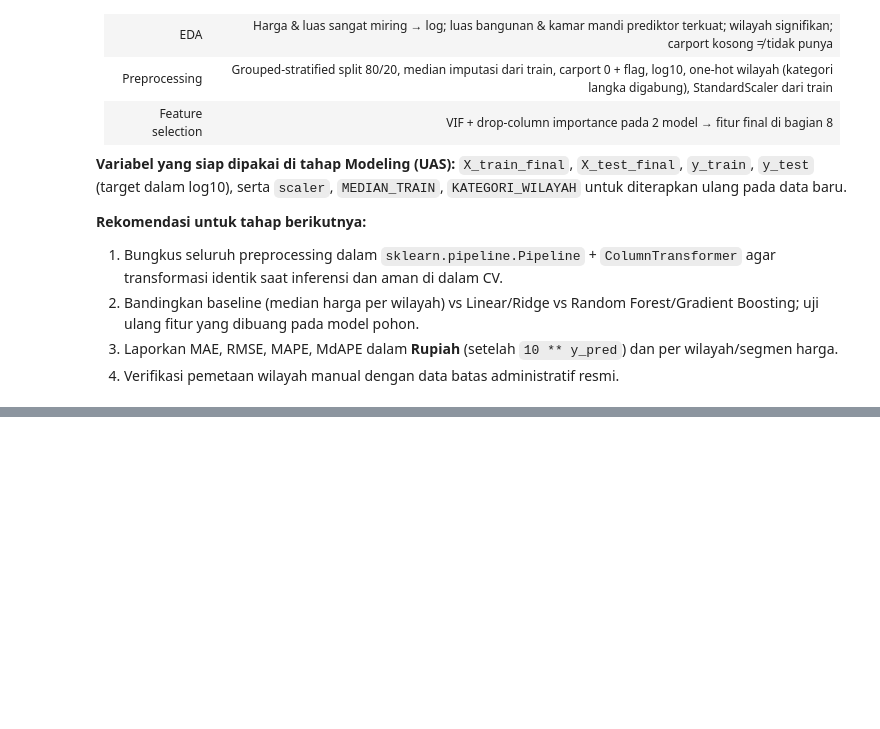
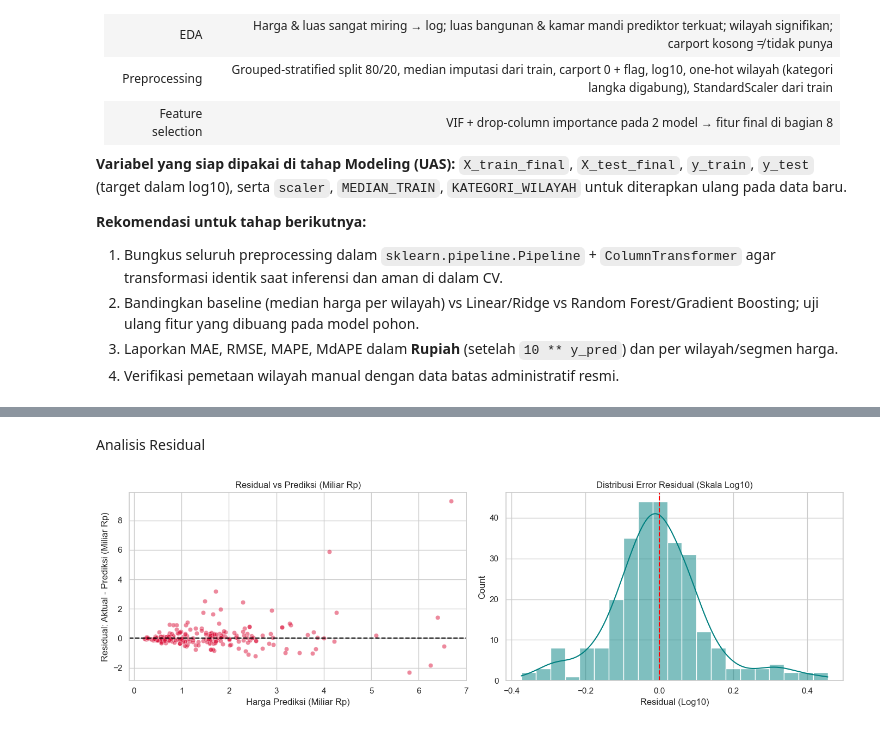
Before and after one commit to Affanzaky06/pPrediksi_Harga_Rumah_DS, a Jupyter notebook: progress2.ipynb, the cells around one changed output, grey strips where cells are left out. Cells and saved outputs as stored; diff of their text form; code cells hidden in the pictures; blank space fills up the shorter version.

```diff
--- a/progress2.ipynb
+++ b/progress2.ipynb
@@ -1334,0 +1545,21 @@ RMSE CV Linear — semua fitur: 0.1631 | fitur final: 0.1640 (selisih +0.0009)
+# %% [markdown]
+Analisis Residual
+# %%
+residual_log = y_test - y_test_pred_log
+residual_rupiah = y_test_rupiah - y_pred_rupiah
+fig, ax = plt.subplots(1, 2, figsize=(14, 4.5))
+# Plot Residual vs Prediksi (Cek Homoskedastisitas)
+sns.scatterplot(x=y_pred_rupiah / 1e9, y=residual_rupiah / 1e9, alpha=0.5, color='crimson', ax=ax[0])
+ax[0].axhline(0, color='black', linestyle='--', lw=1.5)
+ax[0].set_title("Residual vs Prediksi (Miliar Rp)")
+ax[0].set_xlabel("Harga Prediksi (Miliar Rp)")
+ax[0].set_ylabel("Residual: Aktual - Prediksi (Miliar Rp)")
+# Histogram Residual Log (Cek Asumsi Normalitas Error)
+sns.histplot(residual_log, kde=True, color='teal', ax=ax[1])
+ax[1].axvline(0, color='red', linestyle='--', lw=1.5)
+ax[1].set_title("Distribusi Error Residual (Skala Log10)")
+ax[1].set_xlabel("Residual (Log10)")
+plt.tight_layout()
+plt.show()
+# %% [output]
+[figure, added]
```
Also changed, not shown: parts of 27 cells of this notebook, 4 other files.
